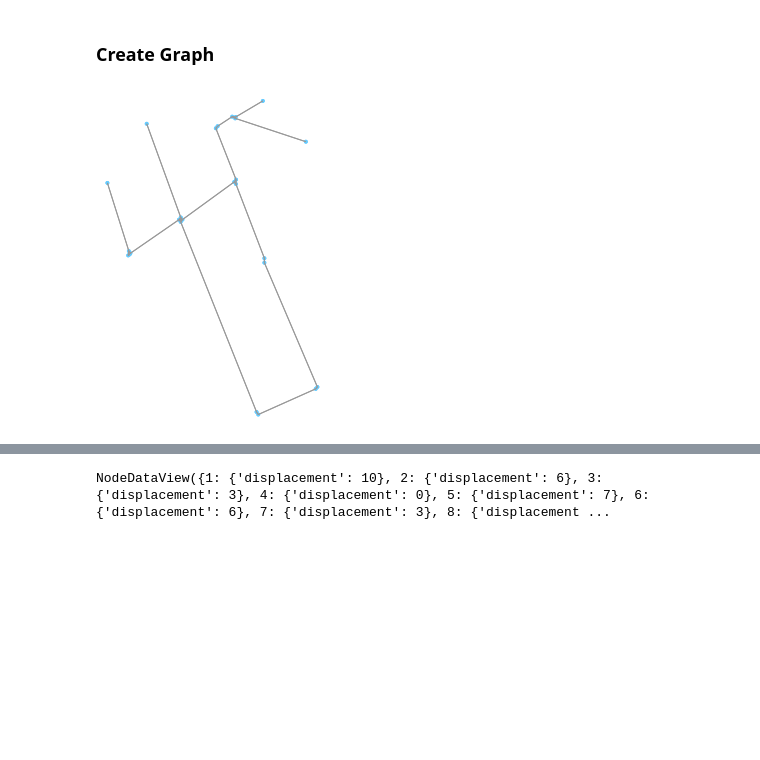
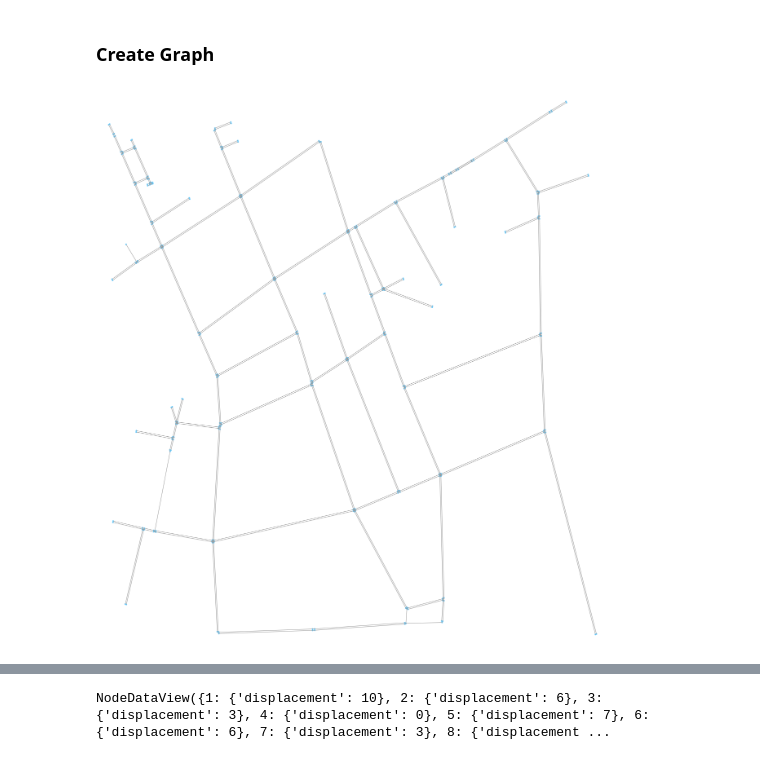
Before and after one commit to umadesai/LISA, a Jupyter notebook: OSMnx Exploration/intersection graph construction.ipynb, the cells around one changed output, grey strips where cells are left out. Cells and saved outputs as stored; diff of their text form; code cells hidden in the pictures; blank space fills up the shorter version.

```diff
--- a/OSMnx Exploration/intersection graph construction.ipynb
+++ b/OSMnx Exploration/intersection graph construction.ipynb
@@ -41,7 +41,7 @@ We use a sample bounding box centered below Washington DC. This particular secti
 # %%
 bbox_east, bbox_north, bbox_south, bbox_west = -77.032086, 38.934280, 38.827447, -77.172320
 
-n = 120
+n = 50
 
 ew_dist = bbox_east - bbox_west
 ew_avg = (bbox_east + bbox_west)/2
@@ -70,6 +70,8 @@ def make_dict():
 # %%
 in_out = defaultdict(make_dict)
 for start, end in bbox_graph.edges():
+    if start == end:
+        continue
     in_out[end]['in'].append(start)
     in_out[start]['out'].append(end)
-in_out
+# in_out
@@ -205,15 +189,21 @@ for node in nodes:
 dist = .00001 #change to 10 feet once you figure out units
 
 for segment in segments:
+    print(segment)
+    print(nodes_xy[segment[0]])
+    print(nodes_xy[segment[1]])
     segment_comp = complement_segment(segment)
     if segment_comp in segments:
-        print("two way street!")
+#         print("two way street!")
         unit_vec = segment_unit_vec(segment)
         perp_vec = np.array([unit_vec[1],unit_vec[0]*-1])
+        print(unit_vec, perp_vec)
         nodes_xy[segment[0]] = nodes_xy[segment[0]] + ((unit_vec * dist) + (perp_vec * dist / 2))
-        nodes_xy[segment[1]] = nodes_xy[segment[1]] - ((unit_vec * dist) + (perp_vec * dist / 2))
-        print(segment_unit_vec(segment_comp))
+        nodes_xy[segment[1]] = nodes_xy[segment[1]] - ((unit_vec * dist) - (perp_vec * dist / 2))
+        print(nodes_xy[segment[0]])
+        print(nodes_xy[segment[1]])
+#         print(segment_unit_vec(segment_comp))
     else:
-        print("one way street!")
+#         print("one way street!")
         print(segment_unit_vec(segment))
 # %% [output]
@@ -264,6 +254,6 @@ edges = set.union(segments, intersections)
 edges = [(u,v,0,{}) for u,v in edges]
 G.add_edges_from(edges);
 # %%
-ox.plot_graph(G);
+ox.plot_graph(G, fig_height=25);
 # %% [output]
-[figure, old version]
+[figure, new version]
```
Also changed, not shown: parts of 7 cells of this notebook.
